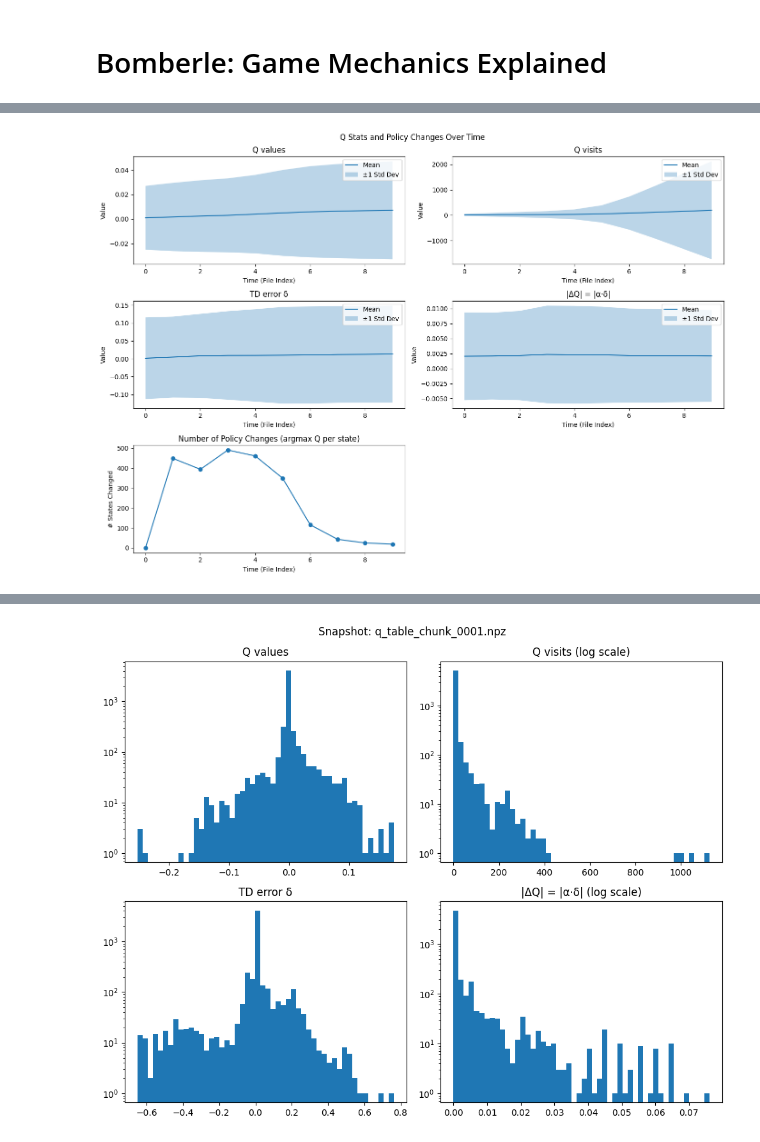
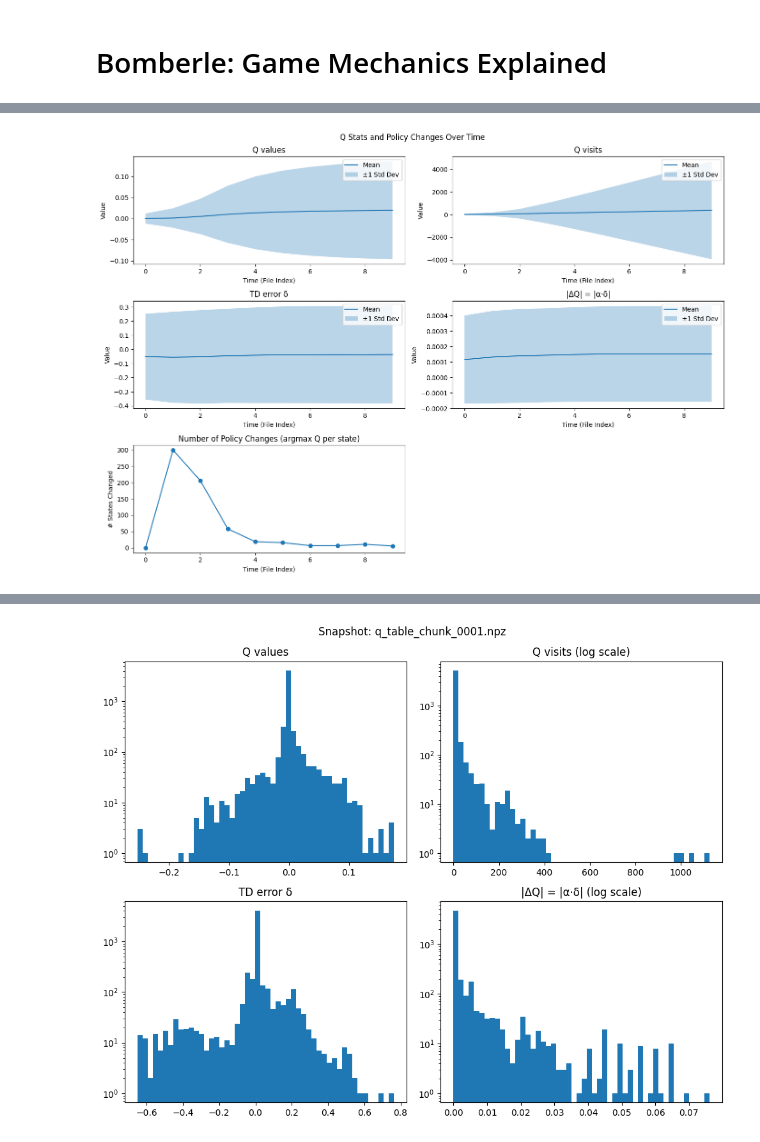
Before and after one commit to KunkelAlexander/bomberman_rl, a Jupyter notebook: blog.ipynb, the cells around one changed output, grey strips where cells are left out. Cells and saved outputs as stored; diff of their text form; code cells hidden in the pictures.

```diff
--- a/blog.ipynb
+++ b/blog.ipynb
@@ -267,35 +267,35 @@ def plot_q_stats_and_policy_changes(folder):
     keys = ["q", "q_visits", "q_td_error", "q_update_mag"]
     titles = ["Q values", "Q visits", "TD error δ", "|ΔQ| = |α·δ|"]
 
     for ax, key, title in zip(axs.flat[:4], keys, titles):
         means = stats[key]["mean"]
         stds = stats[key]["std"]
         x = range(len(timestamps))
 
         ax.plot(x, means, label='Mean')
         ax.fill_between(x, np.array(means) - np.array(stds), np.array(means) + np.array(stds),
                         alpha=0.3, label='±1 Std Dev')
         ax.set_title(title)
         ax.set_xlabel("Time (File Index)")
         ax.set_ylabel("Value")
         ax.legend()
 
     # Plot policy changes
     axs[2, 0].plot(range(len(policy_changes)), policy_changes, marker='o')
     axs[2, 0].set_title("Number of Policy Changes (argmax Q per state)")
     axs[2, 0].set_xlabel("Time (File Index)")
     axs[2, 0].set_ylabel("# States Changed")
 
     # Hide unused subplot
     axs[2, 1].axis("off")
 
     plt.tight_layout()
     plt.show()
 
 # Example usage:
-plot_q_stats_and_policy_changes("agent_code/tq_cratehero/dicts")
+plot_q_stats_and_policy_changes("agent_code/tq_coingrabber/dicts")
 # %% [output]
-[figure, old version]
+[figure, new version]
 # %%
 import os
 import numpy as np
```
Also changed, not shown: parts of 1 cell of this notebook, 20 other files.
